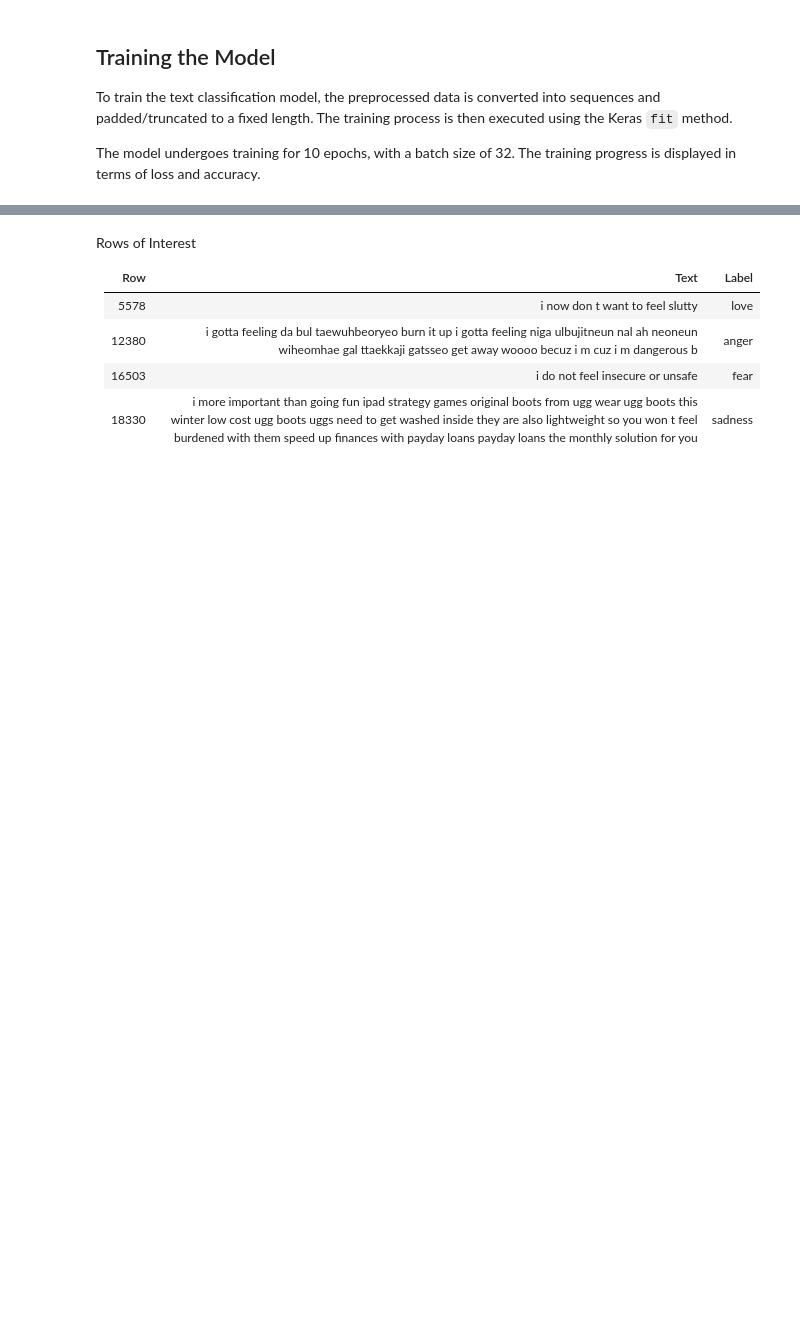
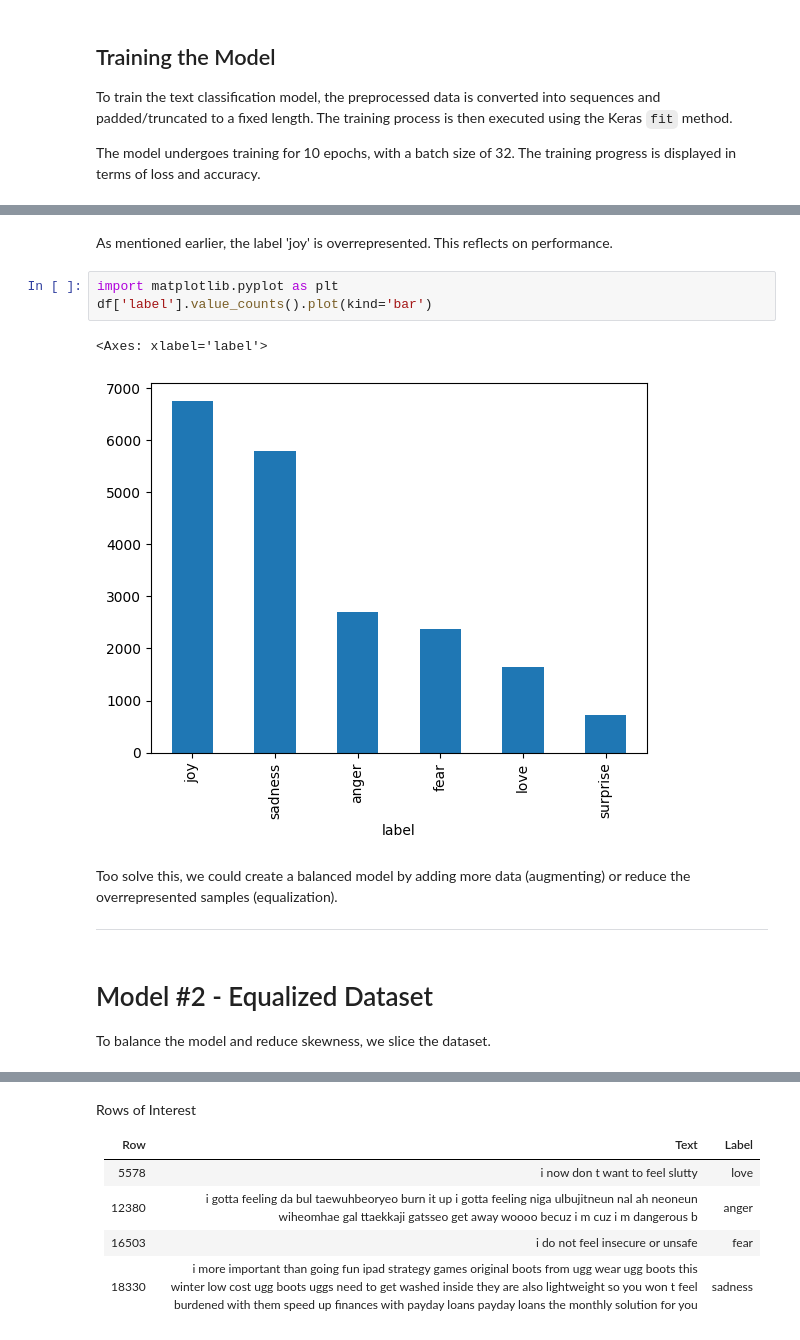
Before and after one commit to wlinds/ITHS-AI22-TF, a Jupyter notebook: Labb/labb2.ipynb, the cells around one changed output, grey strips where cells are left out. Cells and saved outputs as stored; diff of their text form; blank space fills up the shorter version.

```diff
--- a/Labb/labb2.ipynb
+++ b/Labb/labb2.ipynb
@@ -466,0 +528,16 @@ Predicted Label: joy
+# %% [markdown]
+As mentioned earlier, the label 'joy' is overrepresented. This reflects on performance.
+# %%
+import matplotlib.pyplot as plt
+df['label'].value_counts().plot(kind='bar')
+# %% [output]
+<Axes: xlabel='label'>
+[figure, added]
+# %% [markdown]
+Too solve this, we could create a balanced model by adding more data (augmenting) or reduce the overrepresented samples (equalization).
+
+---
+# %% [markdown]
+# Model #2 - Equalized Dataset
+
+To balance the model and reduce skewness, we slice the dataset.
```
Also changed, not shown: parts of 46 cells of this notebook.
